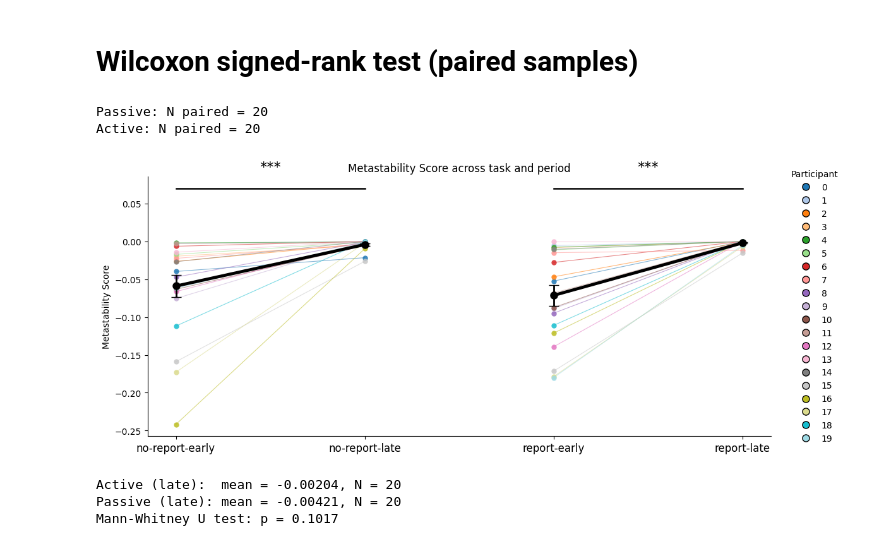
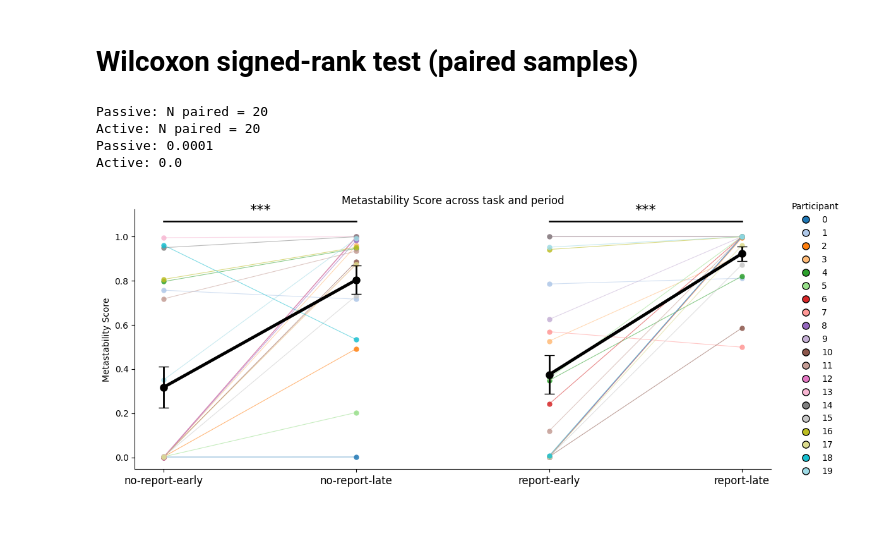
Before and after one commit to ThoHardy/SOUNDMODEL, a Jupyter notebook: MetastabilityScore_Group.ipynb, the cells around one changed output. Saved outputs shown, nothing was run; the diff lists cells and outputs as text; code cells hidden in the pictures.

```diff
--- a/MetastabilityScore_Group.ipynb
+++ b/MetastabilityScore_Group.ipynb
@@ -38,7 +38,7 @@ dfs = []
 
 for task, period in conditions:
     base_path = Path(f"Fit_{task}_{period}")
-    csv_path = base_path / "metastability_scores.csv"
+    csv_path = base_path / "metastability_scores_bestmodel.csv"
     df = pd.read_csv(csv_path, index_col=0)
 
     df["SubID"] = df.index
@@ -168,6 +168,54 @@ def paired_p(task):
     _, p = wilcoxon(e_vals, l_vals)
     return p
 
+def paired_p_permutation(task, n_permutations=10000, seed=0):
+
+    e = data[(data.task == task) & (data.period == "early")]
+    l = data[(data.task == task) & (data.period == "late")]
+
+    # Set SubID as index for alignment
+    e = e.set_index("SubID")
+    l = l.set_index("SubID")
+
+    # Keep only subjects present in BOTH
+    common = e.index.intersection(l.index)
+
+    # Align explicitly
+    e_vals = e.loc[common, "metastability_score"]
+    l_vals = l.loc[common, "metastability_score"]
+
+    # Remove any NaNs just in case
+    valid = ~(e_vals.isna() | l_vals.isna())
+    e_vals = e_vals[valid].to_numpy()
+    l_vals = l_vals[valid].to_numpy()
+
+    print(f"{task}: N paired = {len(e_vals)}")
+
+    if len(e_vals) < 2:
+        print(f"{task}: Not enough paired data.")
+        return np.nan
+
+    obs_diff = e_vals.mean() - l_vals.mean()
+    pair_diffs = e_vals - l_vals
+
+    rng = np.random.default_rng(seed)
+    perm_diffs = np.empty(n_permutations)
+
+    for i in range(n_permutations):
+        # Swap the two measurements within each pair with probability 0.5
+        swap_mask = rng.random(len(pair_diffs)) < 0.5
+        permuted_diffs = np.where(swap_mask, -pair_diffs, pair_diffs)
+        perm_diffs[i] = permuted_diffs.mean()
+
+    p = np.mean(np.abs(perm_diffs) >= np.abs(obs_diff))
+    return p
+
+paired_test_method = "permutation"  # "wilcoxon" or "permutation"
+paired_p_fn = {
+    "wilcoxon": paired_p,
+    "permutation": paired_p_permutation,
+}[paired_test_method]
+
 def stars(p):
     if p < 0.001:
         return "***"
@@ -178,8 +226,10 @@ def stars(p):
     else:
         return "p=" + str(p)[:5]
 
-p_passive = paired_p("Passive")
-p_active  = paired_p("Active")
+p_passive = paired_p_fn("Passive")
+p_active  = paired_p_fn("Active")
+print(f"Passive: {p_passive}")
+print(f"Active: {p_active}")
 
 # ---- Annotations (ONLY if significant)
 def annotate(x1, x2, y, text):
@@ -206,49 +256,34 @@ legend_elements = [
         label=str(sub),
         markerfacecolor=subid_color[sub],
         markersize=8
     )
     for sub in subids
 ]
 
 ax.legend(
     handles=legend_elements,
     title="Participant",
     bbox_to_anchor=(1.02, 0.5),
     loc="center left",
     frameon=False
 )
 
 # =======================
 # Final touches
 # =======================
 ax.set_ylabel("Metastability Score")
 ax.set_xlabel("")
 # ax.set_ylim(0, 1.15)
 ax.set_title("Metastability Score across task and period")
 ax.tick_params(axis="x", labelsize=12)
 
 sns.despine()
 plt.tight_layout()
-plt.savefig('MetastabilityScoreAcrossConditions.png')
+plt.savefig('MetastabilityScoreAcrossConditions_PersoModels.png')
 plt.show()
 # %% [output]
 Passive: N paired = 20
 Active: N paired = 20
+Passive: 0.0001
+Active: 0.0
-[figure, old version]
+[figure, new version]
-# %%
-# Compare Active vs Passive in late condition (unpaired)
-from scipy.stats import mannwhitneyu
-
-late_data = data[data.period == "late"]
-active_late = late_data[late_data.task == "Active"]["metastability_score"]
-passive_late = late_data[late_data.task == "Passive"]["metastability_score"]
-
-print(f"Active (late):  mean = {active_late.mean():.5f}, N = {len(active_late)}")
-print(f"Passive (late): mean = {passive_late.mean():.5f}, N = {len(passive_late)}")
-
-u_stat, p_val = mannwhitneyu(active_late, passive_late)
-print(f"Mann-Whitney U test: p = {p_val:.4f}")
-# %% [output]
-Active (late):  mean = -0.00204, N = 20
-Passive (late): mean = -0.00421, N = 20
-Mann-Whitney U test: p = 0.1017
```
Also changed, not shown: parts of 6 cells of this notebook, 29 other files.
